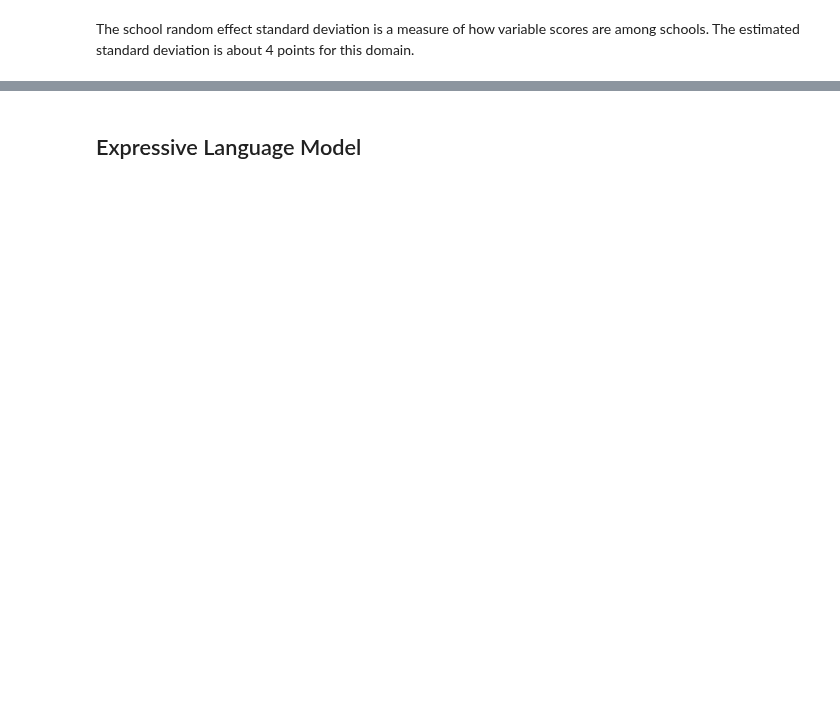
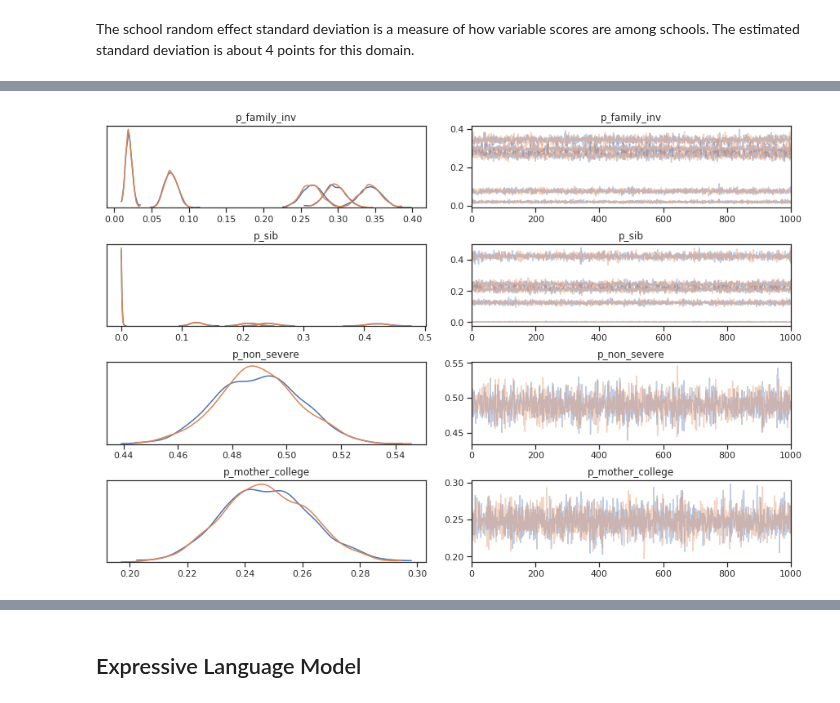
Before and after one commit to fonnesbeck/infant_hearing_intervention, a Jupyter notebook: notebooks/Covariate Model-First_Paper.ipynb, the cells around one changed output, grey strips where cells are left out. Saved outputs shown, nothing was run; the diff lists cells and outputs as text; code cells hidden in the pictures; blank space fills up the shorter version.

```diff
--- a/notebooks/Covariate Model-First_Paper.ipynb
+++ b/notebooks/Covariate Model-First_Paper.ipynb
@@ -427,2 +444,6 @@ traceplot(rec_lang_4_trace, var_names=['σ_school']);
+# %%
+traceplot(rec_lang_4_trace, var_names=['p_family_inv', 'p_sib', 'p_non_severe', 'p_mother_college', 'm_int']);
+# %% [output]
+[figure, added]
 # %%
 az.summary(rec_lang_4_trace, var_names=['β']).set_index(pd.Index(labels))
```
Also changed, not shown: parts of 27 cells of this notebook, 1 other file.
